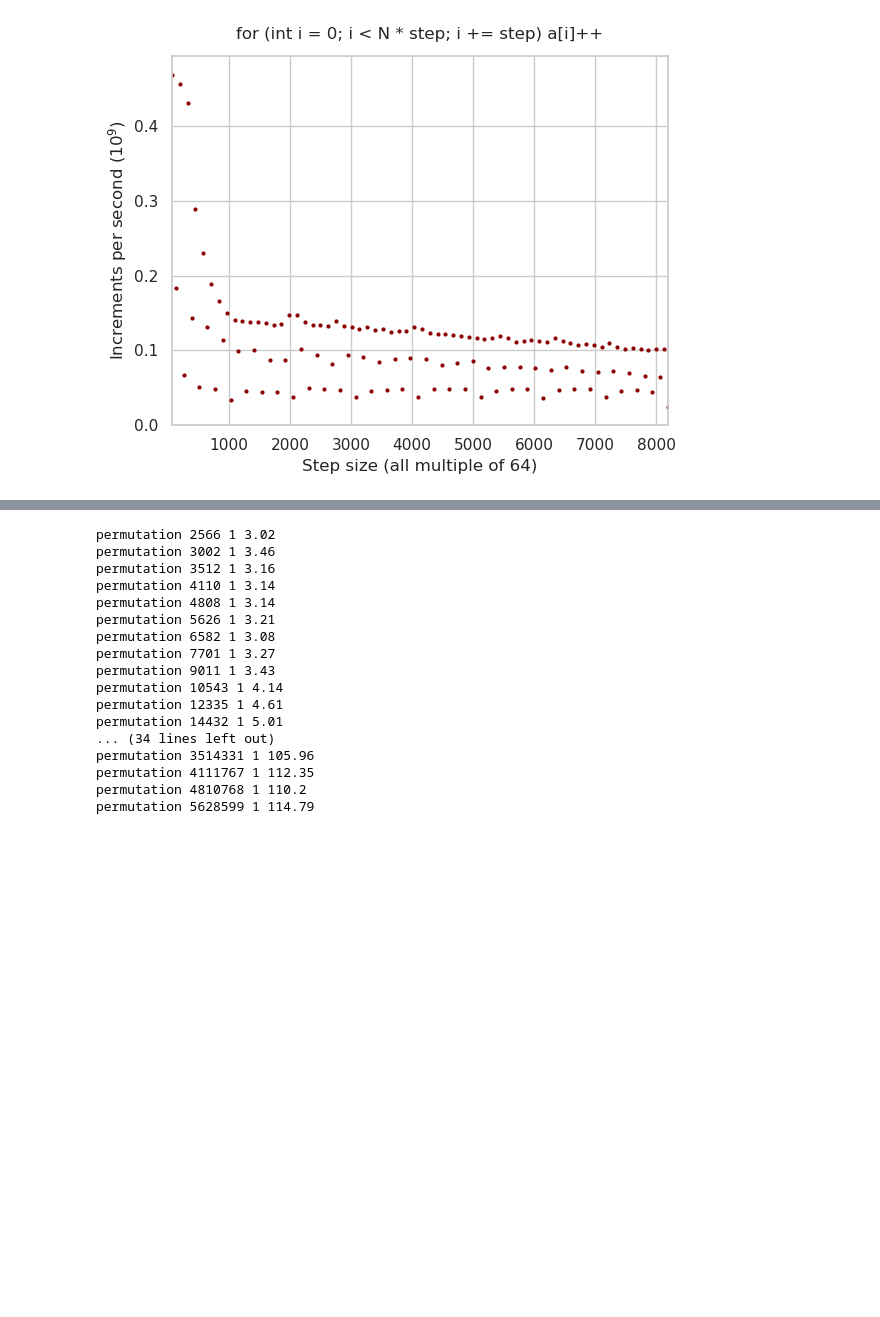
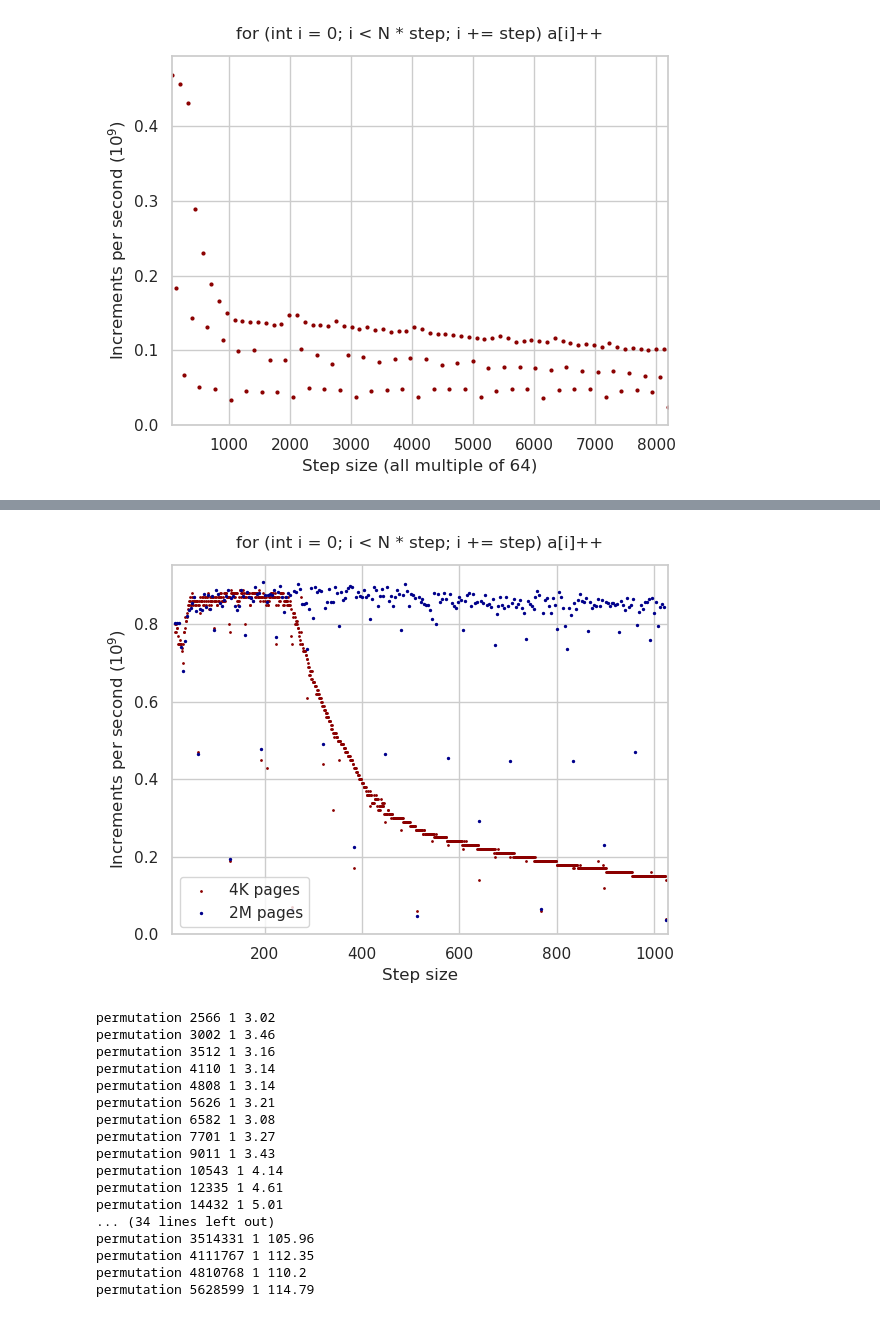
Before and after one commit to sslotin/amh-code, a Jupyter notebook: cpu-cache/plot.ipynb, the cells around one changed output, grey strips where cells are left out. Cells and saved outputs as stored; diff of their text form; code cells hidden in the pictures; blank space fills up the shorter version.

```diff
--- a/cpu-cache/plot.ipynb
+++ b/cpu-cache/plot.ipynb
@@ -165,8 +165,8 @@ strides = strides_res + strides_remaining
 with open('strides.pkl', 'wb') as f:
     pickle.dump(strides, f)
 # %%
-def plot_step(x, y, path, xlabel, normalize=True, s=1):
-    plt.scatter(x, y, color='darkred', s=s)
+def plot_step(path, xlabel, normalize=True):
+    #plt.scatter(x, y, color='darkred', s=s)
 
     if False:
         plt.grid(False)
@@ -191,7 +191,8 @@ def plot_step(x, y, path, xlabel, normalize=True, s=1):
 
     plt.show()
 
-plot_step(ds + ds2, strides, 'strides.svg', 'Step size')
+plt.scatter(ds + ds2, strides, color='darkred', s=1)
+plot_step('strides.svg', 'Step size')
 # %% [output]
 [figure]
 # %%
@@ -224,3 +225,6 @@ with open('strides_two.pkl', 'wb') as f:
 plot_step(ds_two, strides_two, 'strides_two.svg', 'Step size (all multiple of 64)', False, 4)
 # %% [output]
 [figure]
+# %%
+ds16 = list(range(16, 1025, 4))
+strides_hugepages = [bench('strides', 2**13, d) for d in ds16]
@@ -227,3 +249,10 @@ plot_step(ds_two, strides_two, 'strides_two.svg', 'Step size (all multiple of 64
+# %%
+plt.scatter(ds + ds2, strides, color='darkred', s=1, label='4K pages')
+plt.scatter(ds16, strides_hugepages, color='darkblue', s=2, label='2M pages')
+plt.legend(loc='best')
+plot_step('strides-hugepages.svg', 'Step size')
+# %% [output]
+[figure, added]
 # %%
 ns = list(int(1.17**k) for k in range(50, 100))
 p = [bench('permutation', n) for n in ns]
```
Also changed, not shown: parts of 13 cells of this notebook, 1 other file.
